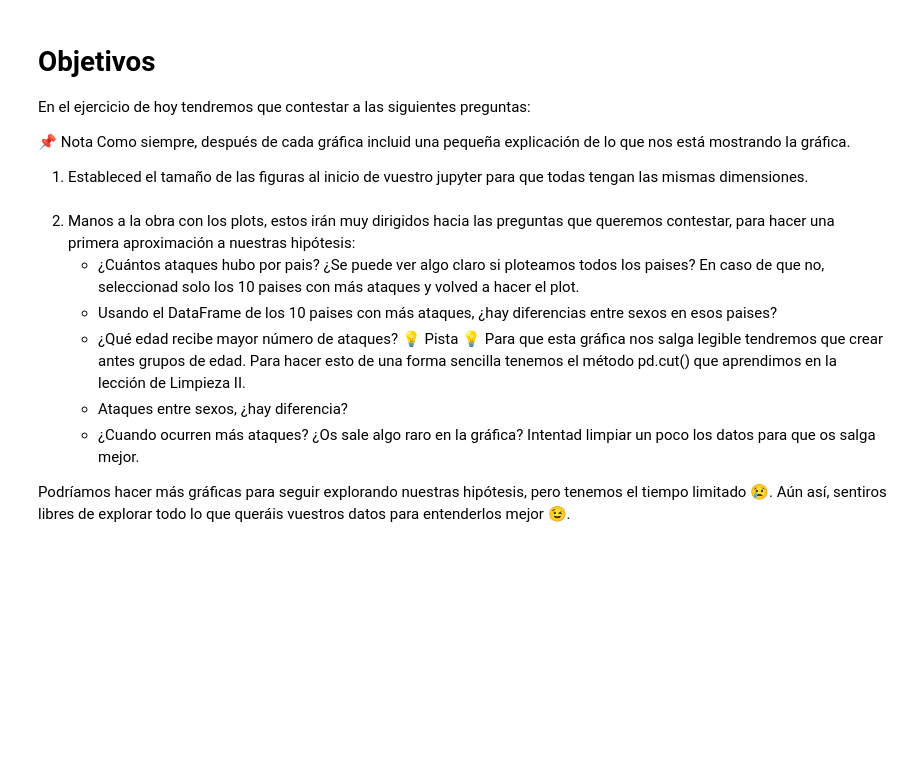
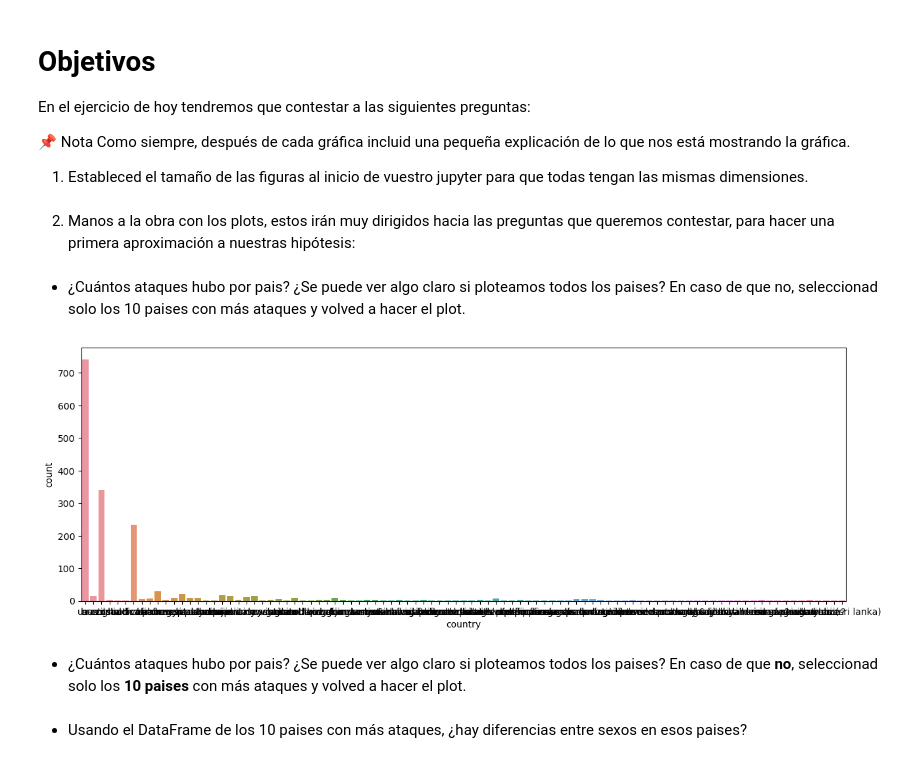
Before and after one commit to Adalab/DA-promoc-modulo-02-sprint-02-sandra-ana, a Jupyter notebook: EDA/03-EDA-3.ipynb, the cells around one changed output. Drawn from its saved outputs; the diff is of its cells as text; code cells hidden in the pictures; blank space fills up the shorter version.

```diff
--- a/EDA/03-EDA-3.ipynb
+++ b/EDA/03-EDA-3.ipynb
@@ -6,4 +7,5 @@ import matplotlib.pyplot as plt
 # %%
 pd.options.display.max_columns = None
 # %%
-df = pd.read_csv("../files/students.csv", index_col = 0)
+df_e = pd.read_csv("../data/02-tiburon_4.csv", index_col = 0)
+df_e
@@ -33,13 +49,22 @@ En el ejercicio de hoy tendremos que contestar a las siguientes preguntas:
 📌 Nota Como siempre, después de cada gráfica incluid una pequeña explicación de lo que nos está mostrando la gráfica.
 
 1. Estableced el tamaño de las figuras al inicio de vuestro jupyter para que todas tengan las mismas dimensiones.
-# %% [markdown]
-2. Manos a la obra con los plots, estos irán muy dirigidos hacia las preguntas que queremos contestar, para hacer una primera aproximación a nuestras hipótesis:
-    - ¿Cuántos ataques hubo por pais? ¿Se puede ver algo claro si ploteamos todos los paises? En caso de que no, seleccionad solo los 10 paises con más ataques y volved a hacer el plot.
-    - Usando el DataFrame de los 10 paises con más ataques, ¿hay diferencias entre sexos en esos paises?
-    - ¿Qué edad recibe mayor número de ataques? 💡 Pista 💡 Para que esta gráfica nos salga legible tendremos que crear antes grupos de edad. Para hacer esto de una forma sencilla tenemos el método pd.cut() que aprendimos en la lección de Limpieza II.
-    - Ataques entre sexos, ¿hay diferencia?
-    - ¿Cuando ocurren más ataques? ¿Os sale algo raro en la gráfica? Intentad limpiar un poco los datos para que os salga mejor.
-
-
-Podríamos hacer más gráficas para seguir explorando nuestras hipótesis, pero tenemos el tiempo limitado 😢. Aún así, sentiros libres de explorar todo lo que queráis vuestros datos para entenderlos mejor 😉.
+# %%
+plt.rcParams["figure.figsize"] = (15,5) #para el tamaño
+
+import warnings
+warnings.filterwarnings('ignore') # para los errores
+# %% [markdown]
+2. Manos a la obra con los plots, estos irán muy dirigidos hacia las preguntas que queremos contestar, para hacer una primera aproximación a nuestras hipótesis:
+# %% [markdown]
+- ¿Cuántos ataques hubo por pais? ¿Se puede ver algo claro si ploteamos todos los paises? En caso de que no, seleccionad solo los 10 paises con más ataques y volved a hacer el plot.
+# %%
+plt.figure()
+sns.countplot(x = df_e["country"], data = df_e)
+plt.show()
+# %% [output]
+[figure, added]
+# %% [markdown]
+- ¿Cuántos ataques hubo por pais? ¿Se puede ver algo claro si ploteamos todos los paises? En caso de que **no**, seleccionad solo los **10 paises** con más ataques y volved a hacer el plot.
+# %% [markdown]
+- Usando el DataFrame de los 10 paises con más ataques, ¿hay diferencias entre sexos en esos paises?
```
Also changed, not shown: parts of 5 cells of this notebook, 2 other files.
